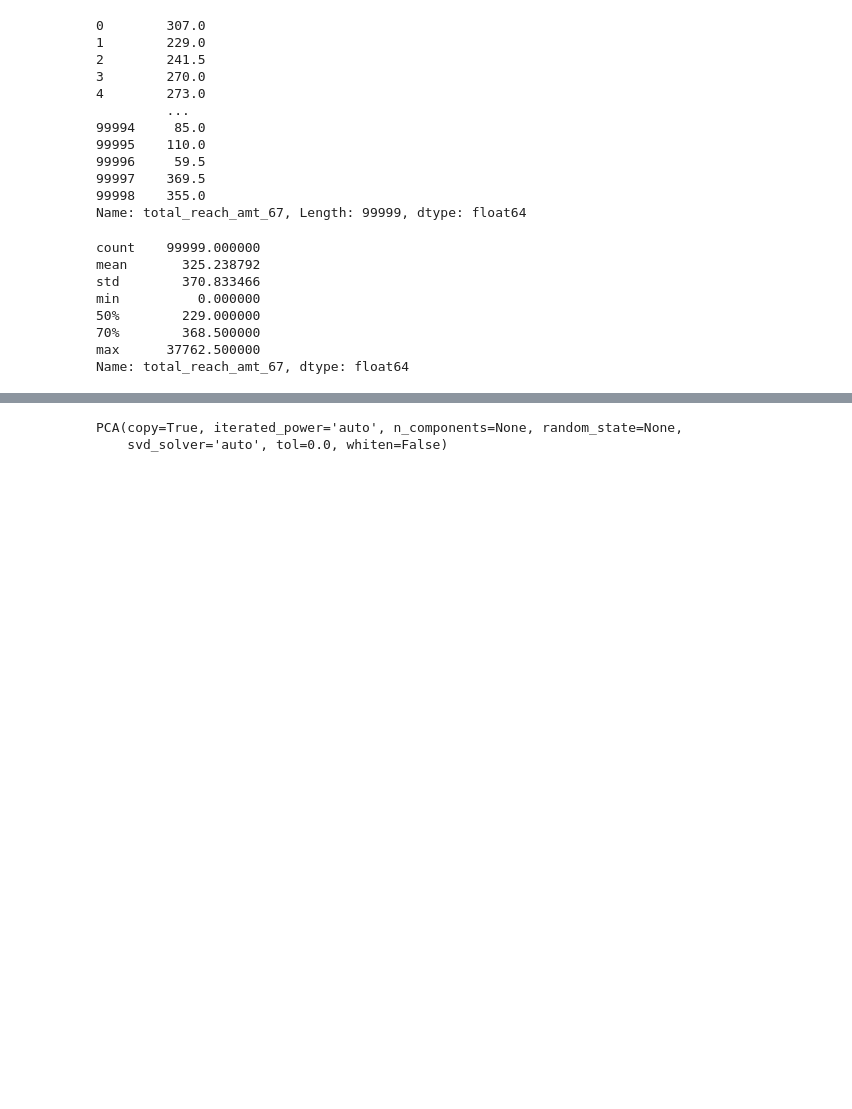
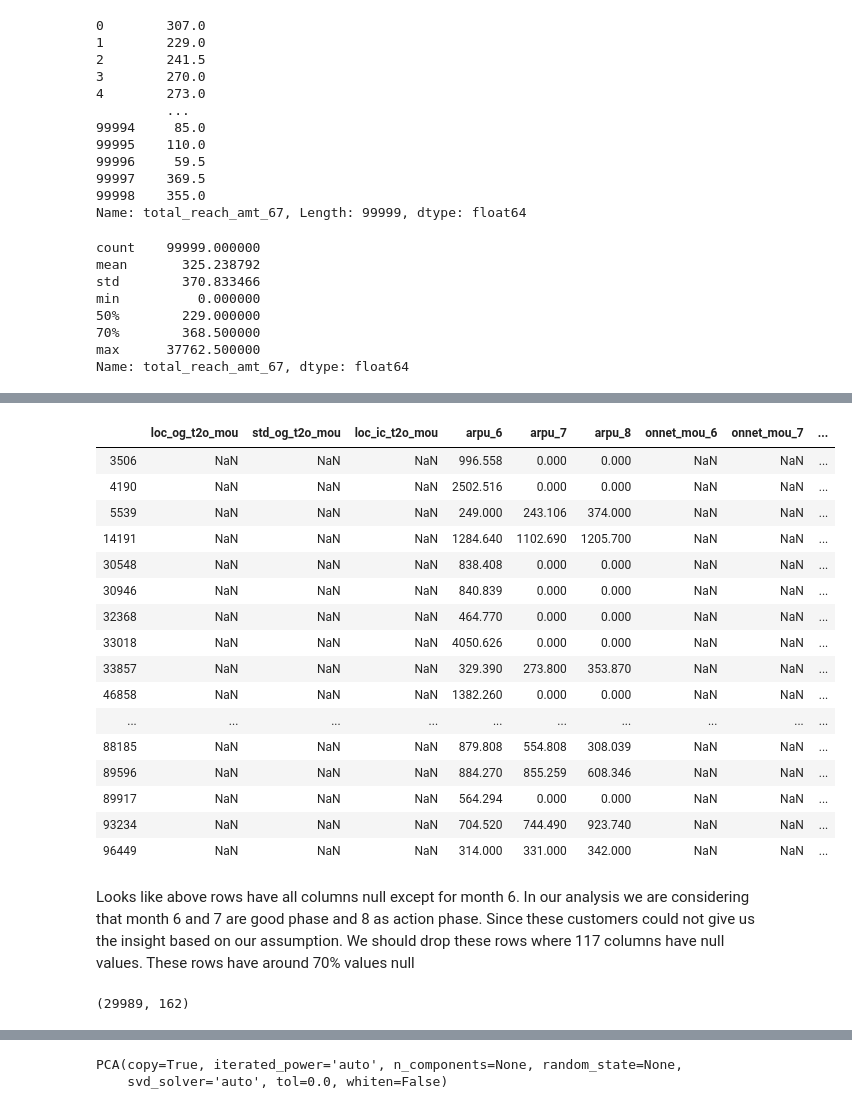
Before and after one commit to adi007me/telecom-churn-case-study, a Jupyter notebook: telecom-churn.ipynb, the cells around one changed output, grey strips where cells are left out. Drawn from its saved outputs; the diff is of its cells as text; code cells hidden in the pictures; blank space fills up the shorter version.

Commit message:
Data cleaning and Logreg without HP tuning

```diff
--- a/telecom-churn.ipynb
+++ b/telecom-churn.ipynb
@@ -96,0 +117,4 @@ df = df[df['total_reach_amt_67'] >= df['total_reach_amt_67'].quantile(0.7)]
+# %%
+# as there are no nulls, we can tag the record as Churn = True/False based on the condition
+
+df.loc[:, 'churn'] = df[['total_ic_mou_9','total_og_mou_9','vol_2g_mb_9','vol_3g_mb_9']].sum(axis=1) == 0
@@ -96,0 +142,10 @@ df = df[df['total_reach_amt_67'] >= df['total_reach_amt_67'].quantile(0.7)]
+# %%
+# sep_vbc_3g column can be dropped
+# Date columns are not required. Lets drop all date columns
+# Also, we can remove some columns which are not useful
+
+columns_to_remove = ['mobile_number','circle_id', 'sep_vbc_3g',
+                     'last_date_of_month_6','last_date_of_month_7','last_date_of_month_8',
+                     'date_of_last_rech_6','date_of_last_rech_7','date_of_last_rech_8',
+                     'date_of_last_rech_data_6', 'date_of_last_rech_data_7', 'date_of_last_rech_data_8']
+df = df.drop(columns_to_remove, axis=1)
@@ -137,4 +191,0 @@ df[['total_ic_mou_9','total_og_mou_9','vol_2g_mb_9','vol_3g_mb_9']].describe()
-# %%
-# Lets assign churn
-
-df.loc[:, 'churn'] = (df[['total_ic_mou_9','total_og_mou_9','vol_2g_mb_9','vol_3g_mb_9']].sum(axis=1) == 0)
@@ -161,0 +192,5 @@ columns_to_remove = df.columns[df.columns.str.find('_9') != -1]
+# %%
+# Lets check rows with maximum nulls
+
+row_null_count = df.isna().sum(axis=1)
+row_null_count.sort_values(ascending=False)
@@ -161,0 +210,31 @@ columns_to_remove = df.columns[df.columns.str.find('_9') != -1]
+# %%
+# lets check such rows wih 117 missing values
+
+df.loc[row_null_count[row_null_count==117].index]
+# %% [output]
+|  | loc_og_t2o_mou | std_og_t2o_mou | loc_ic_t2o_mou | arpu_6 | arpu_7 | arpu_8 | onnet_mou_6 | onnet_mou_7 | ... |
+| 3506 | NaN | NaN | NaN | 996.558 | 0.000 | 0.000 | NaN | NaN | ... |
+| 4190 | NaN | NaN | NaN | 2502.516 | 0.000 | 0.000 | NaN | NaN | ... |
+| 5539 | NaN | NaN | NaN | 249.000 | 243.106 | 374.000 | NaN | NaN | ... |
+| 14191 | NaN | NaN | NaN | 1284.640 | 1102.690 | 1205.700 | NaN | NaN | ... |
+| 30548 | NaN | NaN | NaN | 838.408 | 0.000 | 0.000 | NaN | NaN | ... |
+| 30946 | NaN | NaN | NaN | 840.839 | 0.000 | 0.000 | NaN | NaN | ... |
+| 32368 | NaN | NaN | NaN | 464.770 | 0.000 | 0.000 | NaN | NaN | ... |
+| 33018 | NaN | NaN | NaN | 4050.626 | 0.000 | 0.000 | NaN | NaN | ... |
+| 33857 | NaN | NaN | NaN | 329.390 | 273.800 | 353.870 | NaN | NaN | ... |
+| 46858 | NaN | NaN | NaN | 1382.260 | 0.000 | 0.000 | NaN | NaN | ... |
+| ... | ... | ... | ... | ... | ... | ... | ... | ... | ... |
+| 88185 | NaN | NaN | NaN | 879.808 | 554.808 | 308.039 | NaN | NaN | ... |
+| 89596 | NaN | NaN | NaN | 884.270 | 855.259 | 608.346 | NaN | NaN | ... |
+| 89917 | NaN | NaN | NaN | 564.294 | 0.000 | 0.000 | NaN | NaN | ... |
+| 93234 | NaN | NaN | NaN | 704.520 | 744.490 | 923.740 | NaN | NaN | ... |
+| 96449 | NaN | NaN | NaN | 314.000 | 331.000 | 342.000 | NaN | NaN | ... |
+# %% [markdown]
+Looks like above rows have all columns null except for month 6. In our analysis we are considering that month 6 and 7 are good phase and 8 as action phase. Since these customers could not give us the insight based on our assumption. We should drop these rows where 117 columns have null values. These rows have around 70% values null
+# %%
+# dropping rows
+
+df = df.drop(row_null_count[row_null_count==117].index)
+df.shape
+# %% [output]
+(29989, 162)
```
Also changed, not shown: parts of 108 cells of this notebook.
